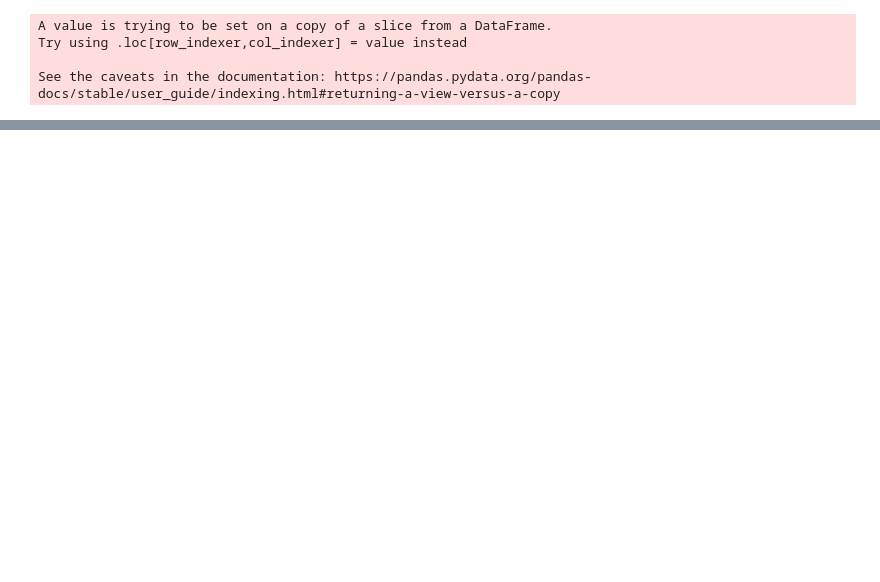
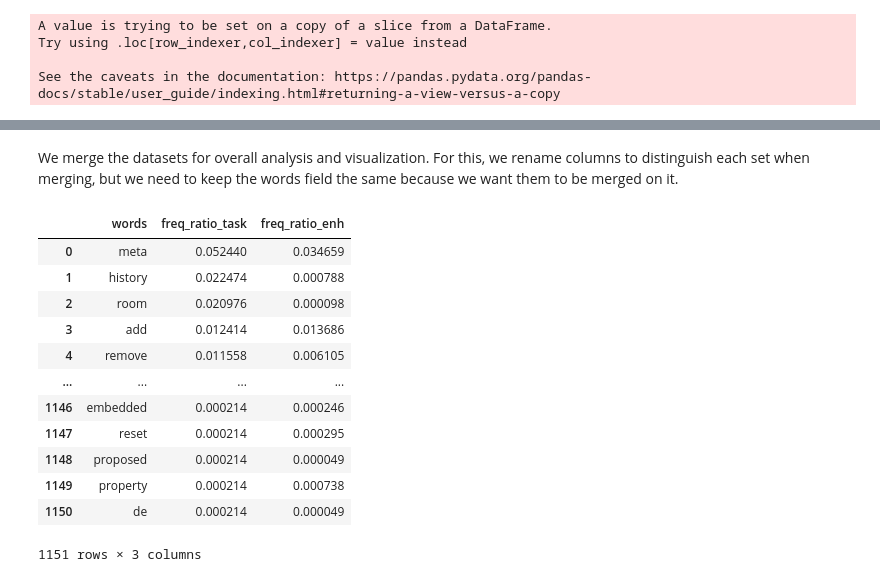
Before and after one commit to mitramir55/REConference, a Jupyter notebook: Tutorial/3 Preprocessing - Mitra/3 - Data Exploration and model.ipynb, the cells around one changed output, grey strips where cells are left out. Drawn from its saved outputs; the diff is of its cells as text; code cells hidden in the pictures; blank space fills up the shorter version.

```diff
--- a/Tutorial/3 Preprocessing - Mitra/3 - Data Exploration and model.ipynb
+++ b/Tutorial/3 Preprocessing - Mitra/3 - Data Exploration and model.ipynb
@@ -233,0 +239,8 @@ df.head(2)
+# %%
+def add_token_length_to_df(df, col='summary_tokens_list'):
+
+    length_of_tokens = df.loc[:, col].apply(lambda x: len(x))
+    df.loc[:, 'tokens_list_length'] = length_of_tokens
+    return df
+df = add_token_length_to_df(df)
+df.head(2)
@@ -233,0 +314,10 @@ df.head(2)
+# %%
+def take_percentage(df, col='freq'):
+
+    sum = df.loc[:, 'freq'].sum()
+    df.loc[:, 'freq'] = df.loc[:, 'freq'].apply(lambda x: x/sum)
+    df.rename(columns={'freq': 'freq_ratio'}, inplace=True)
+    return df
+
+df_words_freq_enh = take_percentage(df_words_freq_enh)
+df_words_freq_task = take_percentage(df_words_freq_task)
@@ -233,0 +333,27 @@ df.head(2)
+# %% [markdown]
+We merge the datasets for overall analysis and visualization. For this, we rename columns to distinguish each set when merging, but we need to keep the words field the same because we want them to be merged on it.
+# %%
+
+task_word_freq_df = df_words_freq_enh.add_suffix('_enh')
+task_word_freq_df.rename(columns={'words_enh': 'words'}, inplace=True)
+
+enh_word_freq_df = df_words_freq_task.add_suffix('_task')
+enh_word_freq_df.rename(columns={'words_task': 'words'}, inplace=True)
+
+merged_df = pd.merge(enh_word_freq_df, task_word_freq_df)
+# %%
+merged_df
+# %% [output]
+|  | words | freq_ratio_task | freq_ratio_enh |
+| 0 | meta | 0.052440 | 0.034659 |
+| 1 | history | 0.022474 | 0.000788 |
+| 2 | room | 0.020976 | 0.000098 |
+| 3 | add | 0.012414 | 0.013686 |
+| 4 | remove | 0.011558 | 0.006105 |
+| ... | ... | ... | ... |
+| 1146 | embedded | 0.000214 | 0.000246 |
+| 1147 | reset | 0.000214 | 0.000295 |
+| 1148 | proposed | 0.000214 | 0.000049 |
+| 1149 | property | 0.000214 | 0.000738 |
+| 1150 | de | 0.000214 | 0.000049 |
+1151 rows × 3 columns
```
Also changed, not shown: parts of 24 cells of this notebook, 2 other files.
